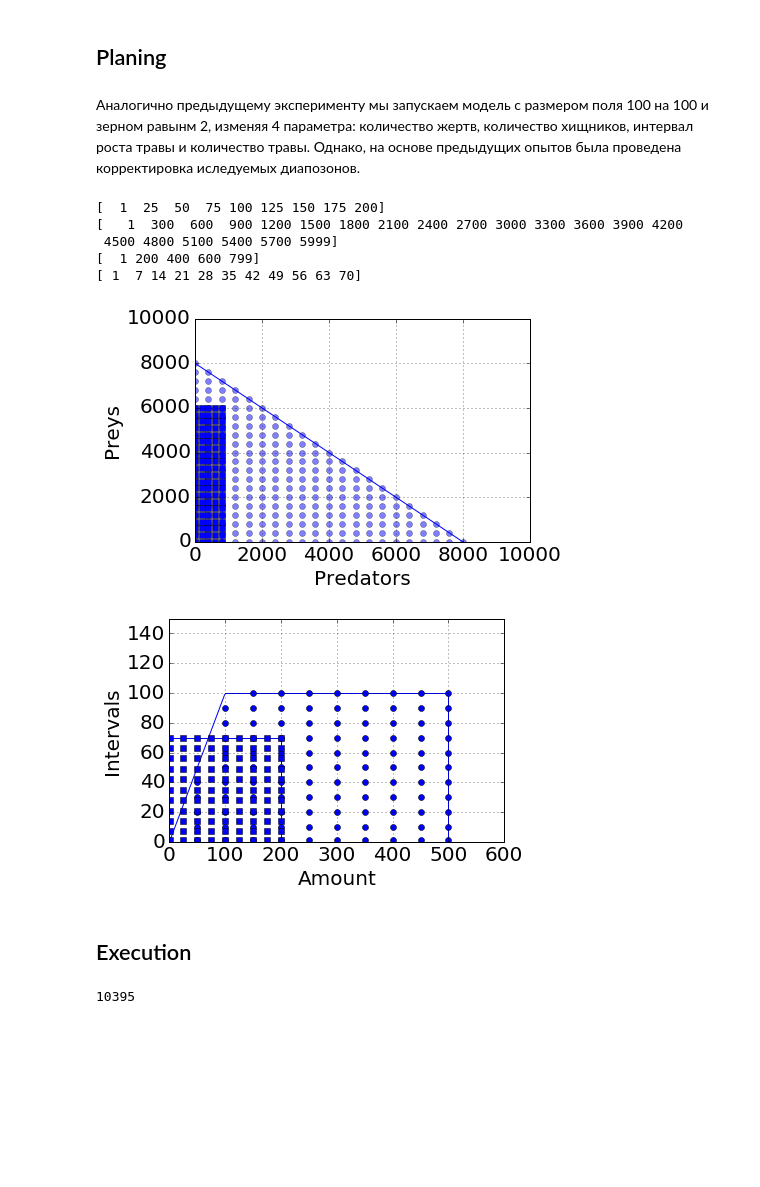
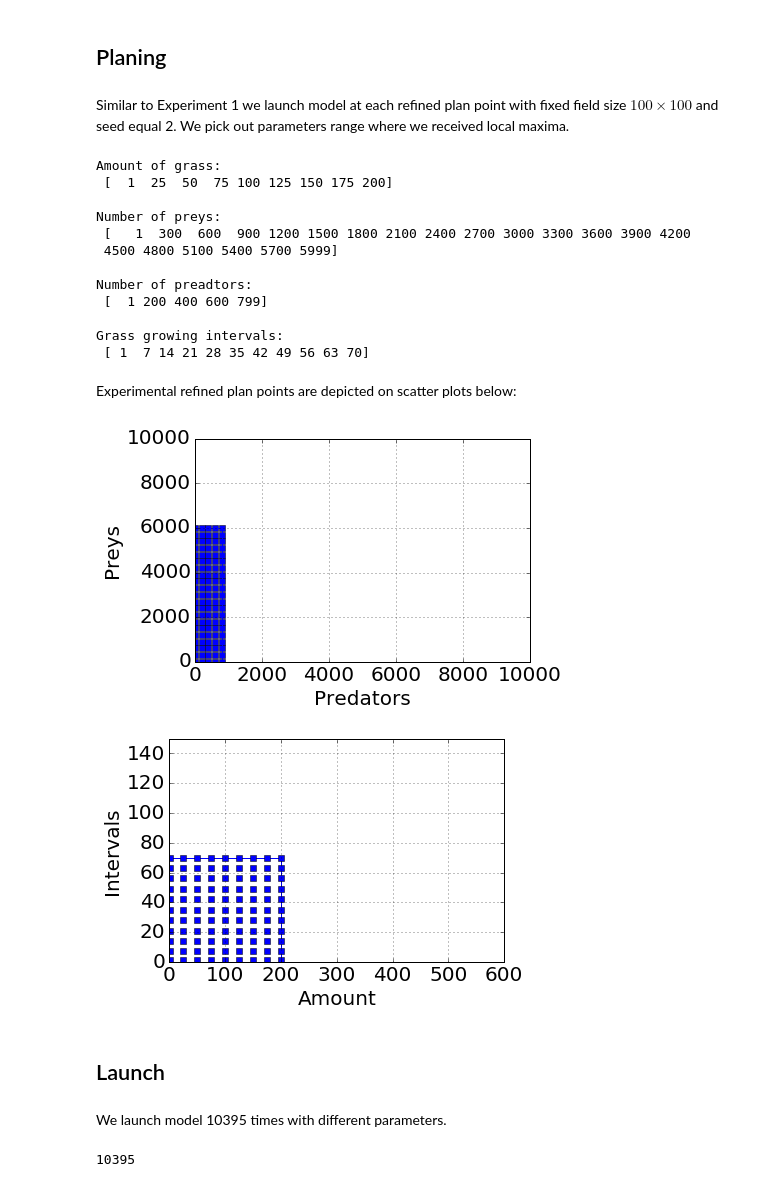
Before and after one commit to Zhuikov/predator-prey, a Jupyter notebook: notebooks/Experiment_2.ipynb, the cells around one changed output. Cells and saved outputs as stored; diff of their text form; code cells hidden in the pictures; blank space fills up the shorter version.

Commit message:
translate experiments to english

```diff
--- a/notebooks/Experiment_2.ipynb
+++ b/notebooks/Experiment_2.ipynb
@@ -2,10 +2,8 @@
 # Experiment №2
 # %% [markdown]
 ## Planing
-# %% [markdown]
-Аналогично предыдущему эксперименту мы запускаем модель с размером поля 100 на 100 и зерном равынм 2, изменяя 4 параметра:
-количество жертв, количество хищников, интервал роста травы и количество травы.
-Однако, на основе предыдущих опытов была проведена корректировка иследуемых диапозонов.
+# %% [markdown]
+Similar to Experiment 1 we launch model at each refined plan point with fixed field size $100 \times 100$ and seed equal 2. We pick out parameters range where we received local maxima.
 # %%
 import numpy as np
 
@@ -23,72 +21,58 @@ intervals[0] = 1
 amount = np.arange(0, 201, 25)
 amount[0] = 1
 
-print(amount)
-print(agents1)
-print(agents2)
-print(intervals)
+print("Amount of grass:\n", amount,"\n")
+print("Number of preys:\n", agents1,"\n")
+print("Number of preadtors:\n", agents2,"\n")
+print("Grass growing intervals:\n", intervals,"\n")
 # %% [output]
-[  1  25  50  75 100 125 150 175 200]
-[   1  300  600  900 1200 1500 1800 2100 2400 2700 3000 3300 3600 3900 4200
+Amount of grass:
+ [  1  25  50  75 100 125 150 175 200]
+
+Number of preys:
+ [   1  300  600  900 1200 1500 1800 2100 2400 2700 3000 3300 3600 3900 4200
  4500 4800 5100 5400 5700 5999]
-[  1 200 400 600 799]
-[ 1  7 14 21 28 35 42 49 56 63 70]
+
+Number of preadtors:
+ [  1 200 400 600 799]
+
+Grass growing intervals:
+ [ 1  7 14 21 28 35 42 49 56 63 70]
+# %% [markdown]
+Experimental refined plan points are depicted on scatter plots below:
 # %%
 from matplotlib import pyplot as plt
 import numpy as np
 %matplotlib inline
 
 pltdata = [[],[]]
-pltdata2 = [[],[]]
 
 agents = np.arange(0, 8001, 400)
 agents[0] = 1
 agents[20] = 7999
 
-for a in agents :
-    for b in agents:
-        if b <= a:
-            pltdata2[0].append(8000-a)
-            pltdata2[1].append(b)
 
 for a in agents1 :
     for b in agents2:
         pltdata[1].append(a)
         pltdata[0].append(b)
 
 fig = plt.figure()
-#fig.set_size_inches(10, 8)
-plt.plot(agents, 8000 - agents, 'b')
-plt.plot(pltdata2[0], pltdata2[1], 'bo', alpha=0.5)
 plt.plot(pltdata[0], pltdata[1], 'bs')
 plt.plot(np.linspace(max(agents2),max(agents2),len(agents1)), agents1, 'b')
 plt.plot(agents2, np.linspace(max(agents1),max(agents1), len(agents2)), 'b')
 plt.grid(True)
 plt.xlim(0, 10000)
 plt.ylim(0, 10000)
 plt.xlabel("Predators", fontsize=20)
 plt.ylabel("Preys", fontsize=20)
 plt.xticks(fontsize=20)
 plt.yticks(fontsize=20)
 plt.show()
 # %% [output]
-[figure, old version]
+[figure, new version]
 # %%
 pltdata = [[],[]]
-pltdata2 = [[],[]]
-
-intervals2 = np.arange(0, 101, 10)
-intervals2[0] = 1
-
-amount2 = np.arange(0, 501, 50)
-amount2[0] = 1
-
-
-for a in amount2:
-    for b in intervals2:
-        if float(a)/float(b) > 1:
-            pltdata2[0].append(a)
-            pltdata2[1].append(b)
 
 for a in amount :
     for b in intervals:
@@ -96,12 +80,6 @@ for a in amount :
             pltdata[1].append(b)
 
 fig = plt.figure()
-#fig.set_size_inches(10, 8)
-plt.plot(np.linspace(max(amount2),max(amount2),11), intervals2, 'b')
-plt.plot(amount2[2:], np.linspace(max(intervals2),max(intervals2), 9), 'b')
-plt.plot(pltdata2[0], pltdata2[1], 'bo')
-plt.plot(np.arange(100),np.arange(100), 'b')
-
 plt.plot(np.linspace(max(amount),max(amount),11), intervals, 'b')
 plt.plot(amount, np.linspace(max(intervals),max(intervals), 9), 'b')
 plt.plot(pltdata[0], pltdata[1], 'bs')
@@ -114,9 +92,11 @@ plt.xlim(0, 600)
 plt.ylim(0, 150)
 plt.show()
 # %% [output]
-[figure, old version]
+[figure, new version]
 # %% [markdown]
-## Execution
+## Launch
+# %% [markdown]
+We launch model 10395 times with different parameters.
 # %%
 from ppmodel import ModelParams
 
```
Also changed, not shown: parts of 3 cells of this notebook, 4 other files.
